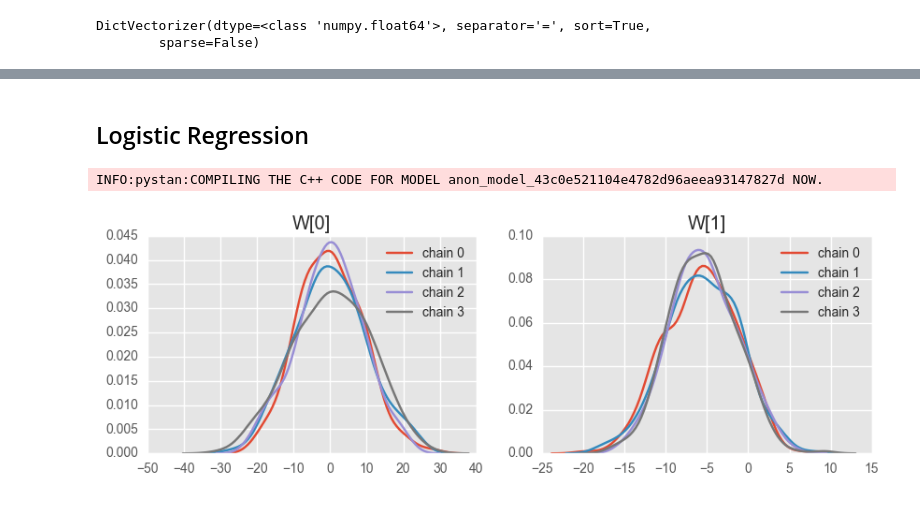
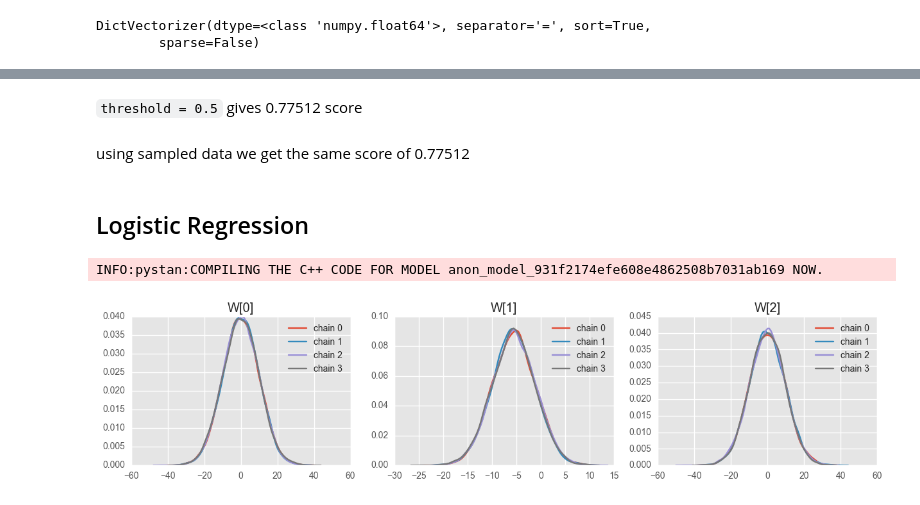
Before and after one commit to suhailshergill/ProPL-meetup, a Jupyter notebook: live-coding/2016/09_15_Titanic_dataset/regata/titanic.ipynb, the cells around one changed output, grey strips where cells are left out. Saved outputs shown, nothing was run; the diff lists cells and outputs as text; code cells hidden in the pictures.

Commit message:
make predictions, fine-tune threshold

```diff
--- a/live-coding/2016/09_15_Titanic_dataset/regata/titanic.ipynb
+++ b/live-coding/2016/09_15_Titanic_dataset/regata/titanic.ipynb
@@ -75,13 +75,12 @@ from sklearn.feature_extraction import DictVectorizer
 from sklearn.preprocessing import normalize
 # %%
 vec = DictVectorizer(sparse=False)
-# feature_names = ['Age', 'Cabin', 'Embarked', 'Fare', 'Parch', 'Pclass', 'Sex', 'SibSp']
-feature_names = ['Age', 'Embarked', 'Fare', 'Parch', 'Pclass', 'Sex', 'SibSp']
+feature_names = ['Age', 'Cabin', 'Embarked', 'Fare', 'Parch', 'Pclass', 'Sex', 'SibSp']
 raw_features = data_df[feature_names].to_dict('records')
 
 for r in raw_features:
-#     if isinstance(r['Cabin'], str):
-#         r['Cabin'] = r['Cabin'][0] # collapse cabin # to the first letter only
+    if isinstance(r['Cabin'], str):
+        r['Cabin'] = r['Cabin'][0] # collapse cabin # to the first letter only
     r['0_intercept'] = 1
 
 vec.fit(raw_features)
@@ -192,0 +220,2 @@ check_mcmc_conversion(fit_linear, ['W[0]', 'W[1]', 'sigma'])
+# %% [markdown]
+`threshold = 0.5` gives 0.77512 score
@@ -192,0 +225,2 @@ check_mcmc_conversion(fit_linear, ['W[0]', 'W[1]', 'sigma'])
+# %% [markdown]
+using sampled data we get the same score of 0.77512
@@ -237,11 +277,11 @@ data = {
     'X_test': X_test
 }
 
-fit_logistic = ps.stan(model_code=logistic_regression_code, data=data, iter=500, warmup=200, chains=4,
+fit_logistic = ps.stan(model_code=logistic_regression_code, data=data, iter=10000, warmup=1000, chains=4,
                       algorithm='NUTS')
 # %% [output]
-INFO:pystan:COMPILING THE C++ CODE FOR MODEL anon_model_43c0e521104e4782d96aeea93147827d NOW.
+INFO:pystan:COMPILING THE C++ CODE FOR MODEL anon_model_931f2174efe608e4862508b7031ab169 NOW.
 # %%
-check_mcmc_conversion(fit_logistic, ['W[0]', 'W[1]'])
+check_mcmc_conversion(fit_logistic, ['W[0]', 'W[1]', 'W[2]'])
 # %% [output]
-[figure, old version]
+[figure, new version]
```
Also changed, not shown: parts of 20 cells of this notebook, 1 other file.
